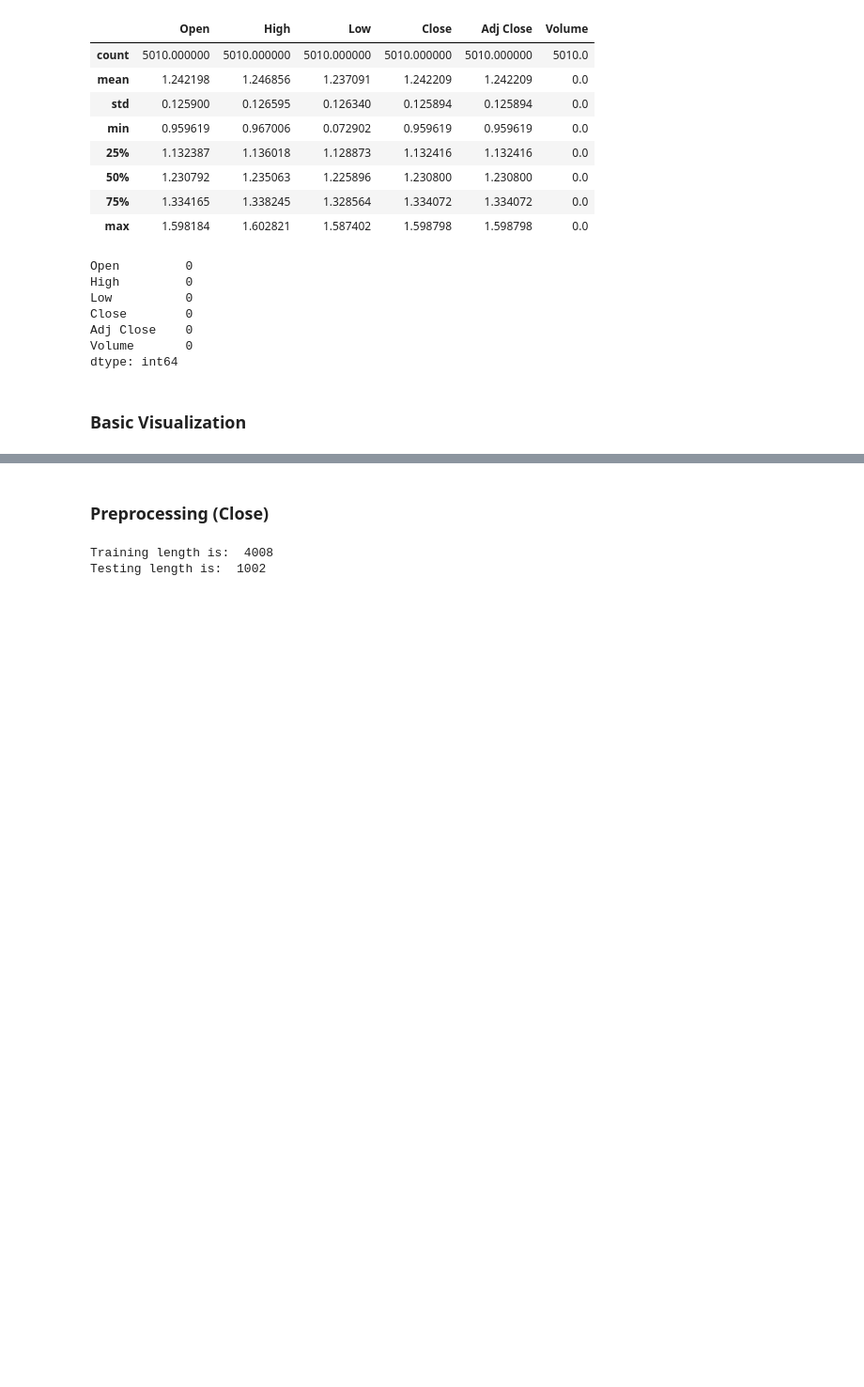
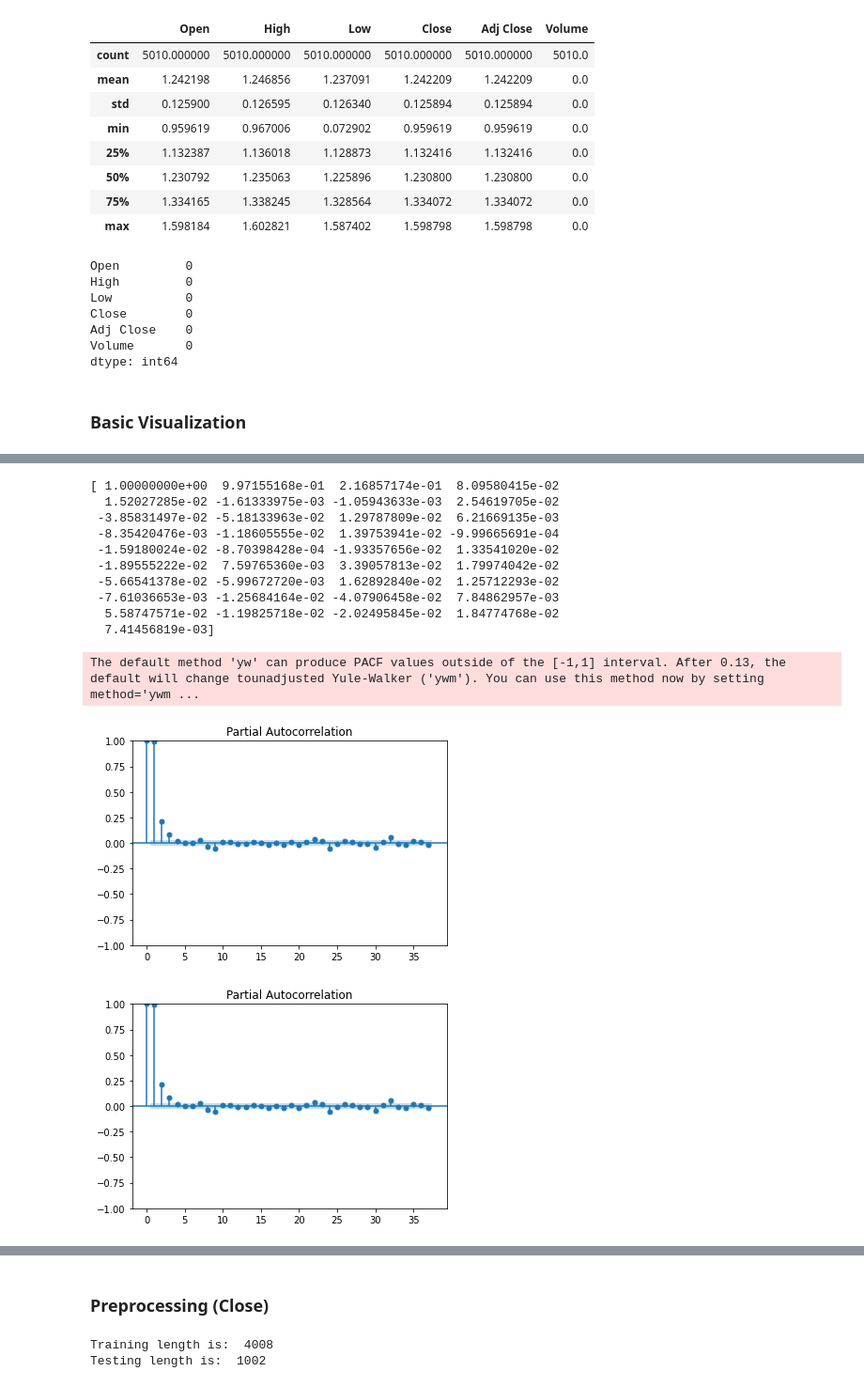
Before and after one commit to RishabhSpark/Foreign-Exchange-Value-Prediction, a Jupyter notebook: EUR-USD.ipynb, the cells around one changed output, grey strips where cells are left out. Shown at 94% size. Drawn from its saved outputs; the diff is of its cells as text; code cells hidden in the pictures; blank space fills up the shorter version.

```diff
--- a/EUR-USD.ipynb
+++ b/EUR-USD.ipynb
@@ -126,0 +145,18 @@ for col in columns:
+# %%
+pacf_values = pacf(df['Close'])
+print(pacf_values)
+plot_pacf(df['Close'])
+# %% [output]
+[ 1.00000000e+00  9.97155168e-01  2.16857174e-01  8.09580415e-02
+  1.52027285e-02 -1.61333975e-03 -1.05943633e-03  2.54619705e-02
+ -3.85831497e-02 -5.18133963e-02  1.29787809e-02  6.21669135e-03
+ -8.35420476e-03 -1.18605555e-02  1.39753941e-02 -9.99665691e-04
+ -1.59180024e-02 -8.70398428e-04 -1.93357656e-02  1.33541020e-02
+ -1.89555222e-02  7.59765360e-03  3.39057813e-02  1.79974042e-02
+ -5.66541378e-02 -5.99672720e-03  1.62892840e-02  1.25712293e-02
+ -7.61036653e-03 -1.25684164e-02 -4.07906458e-02  7.84862957e-03
+  5.58747571e-02 -1.19825718e-02 -2.02495845e-02  1.84774768e-02
+  7.41456819e-03]
+The default method 'yw' can produce PACF values outside of the [-1,1] interval. After 0.13, the default will change tounadjusted Yule-Walker ('ywm'). You can use this method now by setting method='ywm ...
+[figure, added]
+[figure, added]
```
Also changed, not shown: parts of 11 cells of this notebook, 1 other file.
